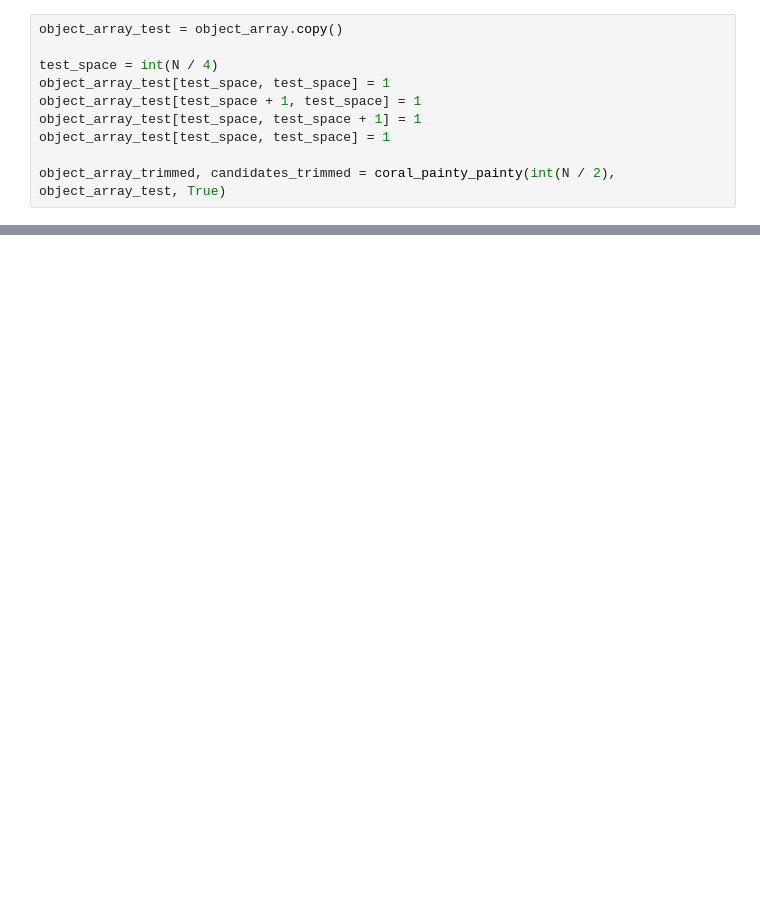
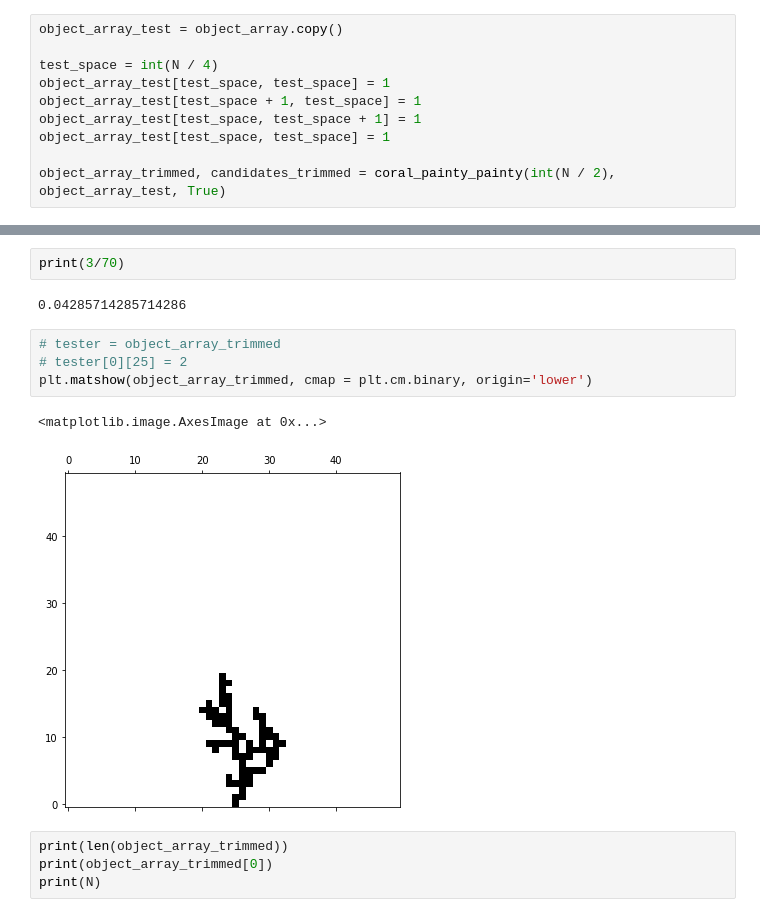
Before and after one commit to Lut99/KoraalKnakkers, a Jupyter notebook: DLA met koraalgroei en painty painty.ipynb, the cells around one changed output, grey strips where cells are left out. Drawn from its saved outputs; the diff is of its cells as text; blank space fills up the shorter version.

```diff
--- a/DLA met koraalgroei en painty painty.ipynb
+++ b/DLA met koraalgroei en painty painty.ipynb
@@ -654,0 +727,15 @@ print(coral_density(50, object_array_trimmed))
+# %%
+print(3/70)
+# %% [output]
+0.04285714285714286
+# %%
+# tester = object_array_trimmed
+# tester[0][25] = 2
+plt.matshow(object_array_trimmed, cmap = plt.cm.binary, origin='lower')
+# %% [output]
+<matplotlib.image.AxesImage at 0x...>
+[figure, added]
+# %%
+print(len(object_array_trimmed))
+print(object_array_trimmed[0])
+print(N)
```
Also changed, not shown: parts of 9 cells of this notebook.
